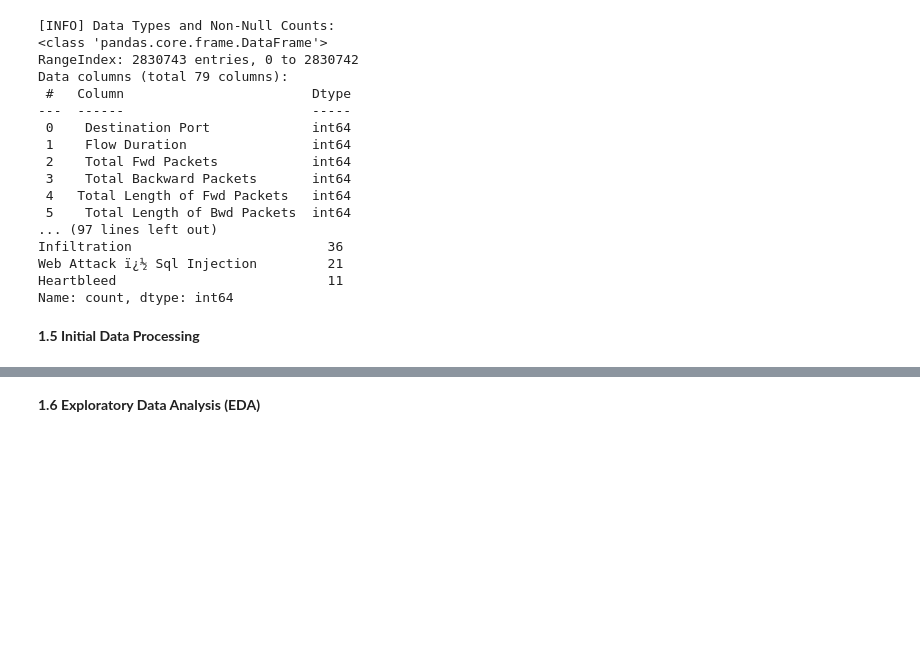
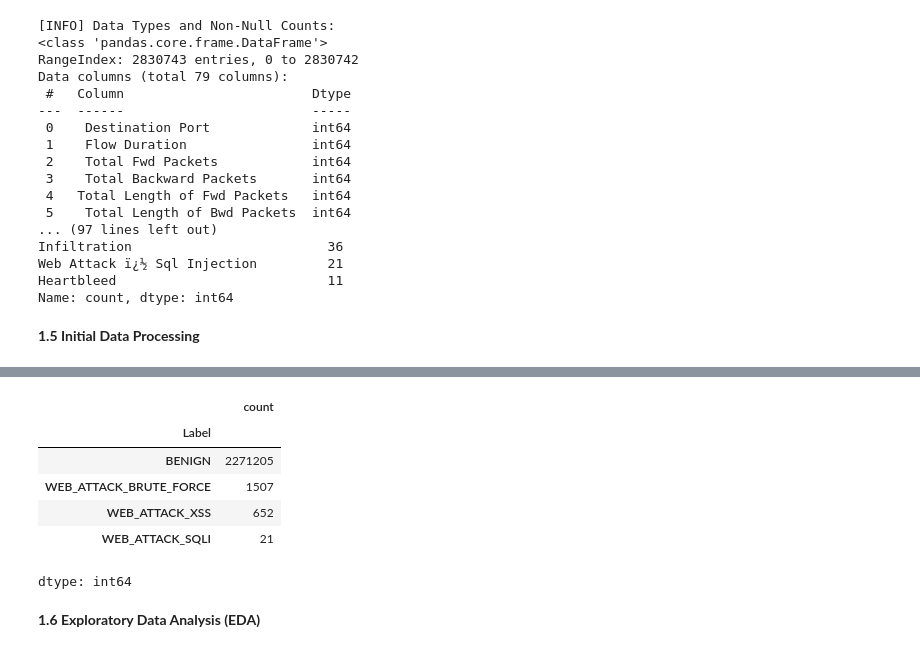
Before and after one commit to tanvirshikdar/CSE498R, a Jupyter notebook: Tanvir.ipynb, the cells around one changed output, grey strips where cells are left out. Cells and saved outputs as stored; diff of their text form; code cells hidden in the pictures; blank space fills up the shorter version.

```diff
--- a/Tanvir.ipynb
+++ b/Tanvir.ipynb
@@ -267,0 +186,70 @@ Name: count, dtype: int64
+# %%
+print("--- Initial Data Processing ---")
+
+df_clean = df.copy()
+
+# 1) Column cleanup
+df_clean.columns = df_clean.columns.str.strip()
+unnamed_cols = [c for c in df_clean.columns if str(c).lower().startswith('unnamed')]
+if unnamed_cols:
+    df_clean.drop(columns=unnamed_cols, inplace=True)
+
+# 2) Replace inf -> NaN, coerce non-label columns to numeric, drop NaN rows
+df_clean.replace([np.inf, -np.inf], np.nan, inplace=True)
+rows_before = len(df_clean)
+
+# Find original label column (' Label' or 'Label'), keep a raw copy
+label_col_guess = 'Label' if 'Label' in df_clean.columns else (' Label' if ' Label' in df_clean.columns else None)
+assert label_col_guess is not None, "Label column not found ('Label' or ' Label')."
+
+df_clean['LabelRaw'] = (
+    df_clean[label_col_guess].astype(str)
+    .str.replace('ï¿½', ' ', regex=False)  # encoding artifact
+    .str.replace(r'\s+', ' ', regex=True)
+    .str.strip()
+)
+
+feature_cols = [c for c in df_clean.columns if c not in [label_col_guess, 'LabelRaw']]
+for c in feature_cols:
+    if not pd.api.types.is_numeric_dtype(df_clean[c]):
+        df_clean[c] = pd.to_numeric(df_clean[c], errors='coerce')
+
+df_clean.dropna(inplace=True)
+print(f"[INFO] Dropped {rows_before - len(df_clean)} rows with NaN/inf.")
+
+# 3) Keep only BENIGN + Web Attack (using LabelRaw so we can canonicalize after)
+is_benign = df_clean['LabelRaw'].str.upper() == 'BENIGN'
+is_web_attack = df_clean['LabelRaw'].str.contains('Web Attack', case=False, regex=False)
+df_clean = df_clean[is_benign | is_web_attack].copy()
+print("[INFO] Kept BENIGN + Web Attack rows.")
+
+# 4) Canonicalize into 'Label' (overwrite); keep LabelRaw for reference
+CANON = {
+    'BENIGN': 'BENIGN',
+    'WEB ATTACK BRUTE FORCE': 'WEB_ATTACK_BRUTE_FORCE',
+    'WEB ATTACK XSS': 'WEB_ATTACK_XSS',
+    'WEB ATTACK SQL INJECTION': 'WEB_ATTACK_SQLI',
+}
+def normalize_label(lbl: str) -> str:
+    lbl = lbl.replace('–', '-').replace('—', '-')
+    lbl = lbl.replace('-', ' ')
+    lbl = re.sub(r'\s+', ' ', lbl).strip().upper()
+    return CANON.get(lbl, lbl)
+
+df_clean['Label'] = df_clean['LabelRaw'].map(normalize_label)
+df_clean = df_clean[df_clean['Label'].isin(CANON.values())].copy()
+
+# 5) Remove invalid negatives in Flow Duration if present
+if 'Flow Duration' in df_clean.columns:
+    neg = (df_clean['Flow Duration'] < 0).sum()
+    if neg > 0:
+        df_clean = df_clean[df_clean['Flow Duration'] >= 0].copy()
+        print(f"[INFO] Removed {neg} rows with negative 'Flow Duration'.")
+
+# Optional convenience: binary label
+df_clean['LabelBinary'] = np.where(df_clean['Label'] == 'BENIGN', 'BENIGN', 'WEB_ATTACK')
+
+print(f"\n[INFO] Cleaned shape: {df_clean.shape}")
+print("[INFO] Label distribution (canonical, in 'Label'):")
+display(df_clean['Label'].value_counts())
+# %% [output]
@@ -268,3 +263,10 @@ Name: count, dtype: int64
+|  | count |
+| Label |  |
+| BENIGN | 2271205 |
+| WEB_ATTACK_BRUTE_FORCE | 1507 |
+| WEB_ATTACK_XSS | 652 |
+| WEB_ATTACK_SQLI | 21 |
+dtype: int64
 # %% [markdown]
 **1.6 Exploratory Data Analysis (EDA)**
 # %% [markdown]
```
Also changed, not shown: parts of 19 cells of this notebook.
